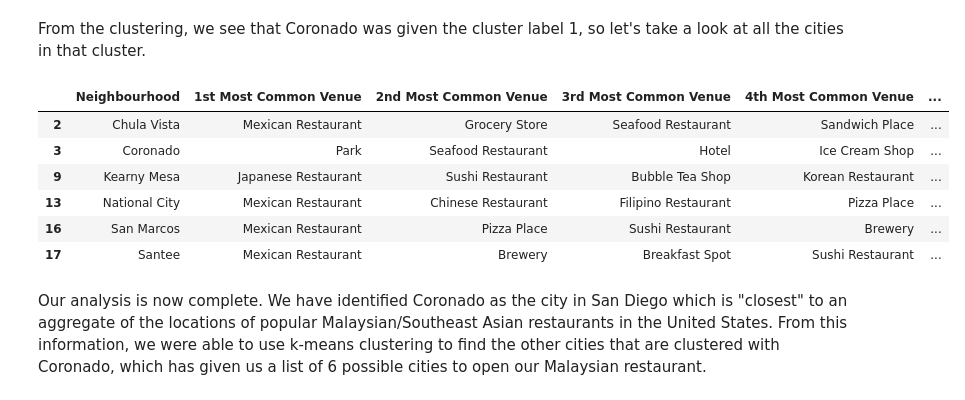
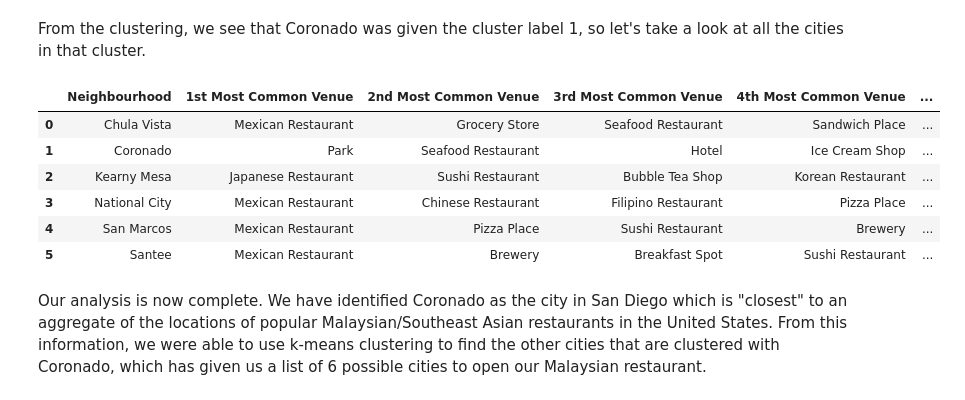
Before and after one commit to aamassou/ibm-capstone, a Jupyter notebook: capstone-week2.ipynb, the cells around one changed output. Drawn from its saved outputs; the diff is of its cells as text; code cells hidden in the pictures.

```diff
--- a/capstone-week2.ipynb
+++ b/capstone-week2.ipynb
@@ -780,15 +788,15 @@ map_clusters
 # %% [markdown]
 From the clustering, we see that Coronado was given the cluster label 1, so let's take a look at all the cities in that cluster.
 # %%
-sd_merged.loc[sd_merged['Cluster Labels'] == 1, sd_merged.columns[[0] + list(range(4, sd_merged.shape[1]))]]
+sd_merged.loc[sd_merged['Cluster Labels'] == 1, sd_merged.columns[[0] + list(range(4, sd_merged.shape[1]))]].reset_index(drop=True)
 # %% [output]
 |  | Neighbourhood | 1st Most Common Venue | 2nd Most Common Venue | 3rd Most Common Venue | 4th Most Common Venue | ... |
-| 2 | Chula Vista | Mexican Restaurant | Grocery Store | Seafood Restaurant | Sandwich Place | ... |
-| 3 | Coronado | Park | Seafood Restaurant | Hotel | Ice Cream Shop | ... |
-| 9 | Kearny Mesa | Japanese Restaurant | Sushi Restaurant | Bubble Tea Shop | Korean Restaurant | ... |
-| 13 | National City | Mexican Restaurant | Chinese Restaurant | Filipino Restaurant | Pizza Place | ... |
-| 16 | San Marcos | Mexican Restaurant | Pizza Place | Sushi Restaurant | Brewery | ... |
-| 17 | Santee | Mexican Restaurant | Brewery | Breakfast Spot | Sushi Restaurant | ... |
+| 0 | Chula Vista | Mexican Restaurant | Grocery Store | Seafood Restaurant | Sandwich Place | ... |
+| 1 | Coronado | Park | Seafood Restaurant | Hotel | Ice Cream Shop | ... |
+| 2 | Kearny Mesa | Japanese Restaurant | Sushi Restaurant | Bubble Tea Shop | Korean Restaurant | ... |
+| 3 | National City | Mexican Restaurant | Chinese Restaurant | Filipino Restaurant | Pizza Place | ... |
+| 4 | San Marcos | Mexican Restaurant | Pizza Place | Sushi Restaurant | Brewery | ... |
+| 5 | Santee | Mexican Restaurant | Brewery | Breakfast Spot | Sushi Restaurant | ... |
 # %% [markdown]
 Our analysis is now complete. We have identified Coronado as the city in San Diego which is "closest" to an aggregate of the locations of popular Malaysian/Southeast Asian restaurants in the United States. From this information, we were able to use k-means clustering to find the other cities that are clustered with Coronado, which has given us a list of 6 possible cities to open our Malaysian restaurant.
 # %% [markdown]
```
Also changed, not shown: parts of 4 cells of this notebook.
